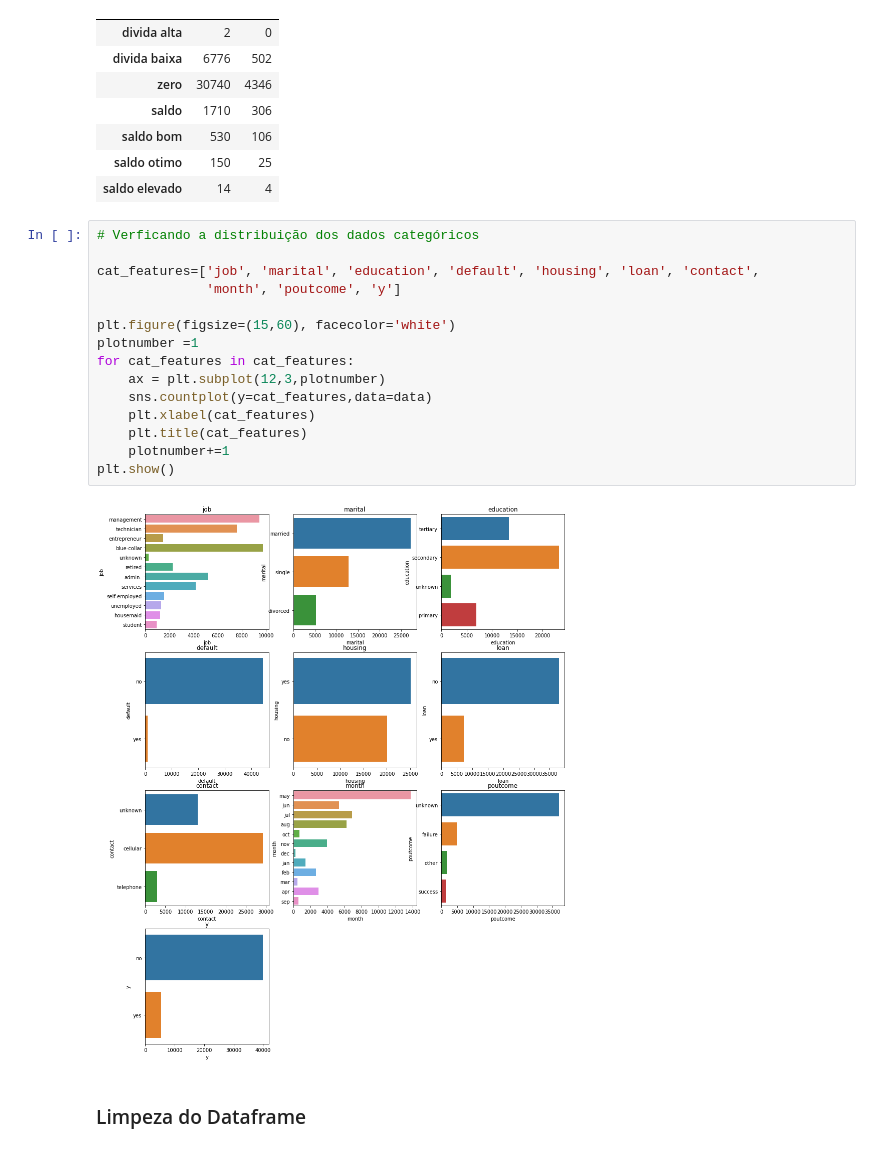
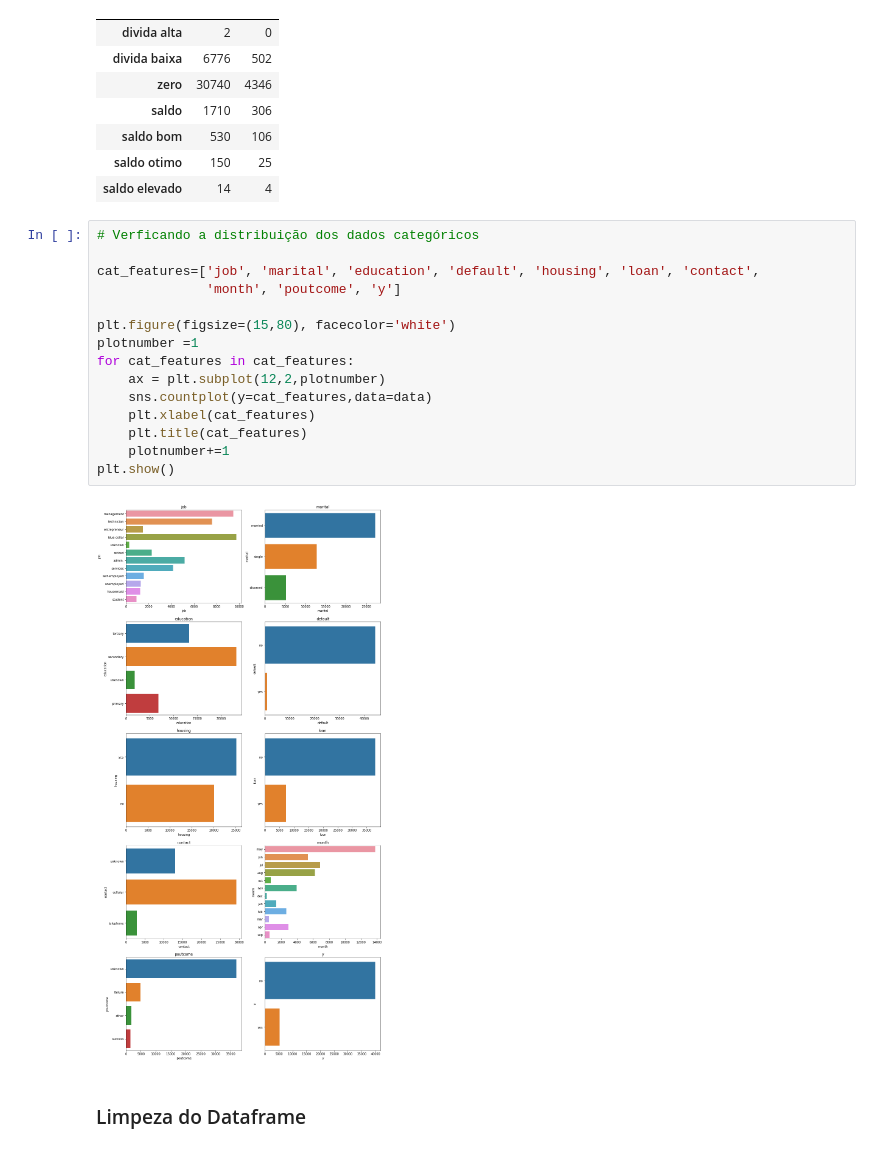
Before and after one commit to CesarSun/Digital-House-G3, a Jupyter notebook: DH_G3_T3_Bank.ipynb, the cells around one changed output. Cells and saved outputs as stored; diff of their text form.

```diff
--- a/DH_G3_T3_Bank.ipynb
+++ b/DH_G3_T3_Bank.ipynb
@@ -117,20 +161,20 @@ pd.crosstab(data.balance_cat, data.y)
 # %%
 # Verficando a distribuição dos dados categóricos
 
 cat_features=['job', 'marital', 'education', 'default', 'housing', 'loan', 'contact',
               'month', 'poutcome', 'y']
 
-plt.figure(figsize=(15,60), facecolor='white')
+plt.figure(figsize=(15,80), facecolor='white')
 plotnumber =1
 for cat_features in cat_features:
-    ax = plt.subplot(12,3,plotnumber)
+    ax = plt.subplot(12,2,plotnumber)
     sns.countplot(y=cat_features,data=data)
     plt.xlabel(cat_features)
     plt.title(cat_features)
     plotnumber+=1
 plt.show()
 # %% [output]
-[figure, old version]
+[figure, new version]
 # %% [markdown]
 ### Limpeza do Dataframe
 # %%
```
Also changed, not shown: parts of 32 cells of this notebook.
